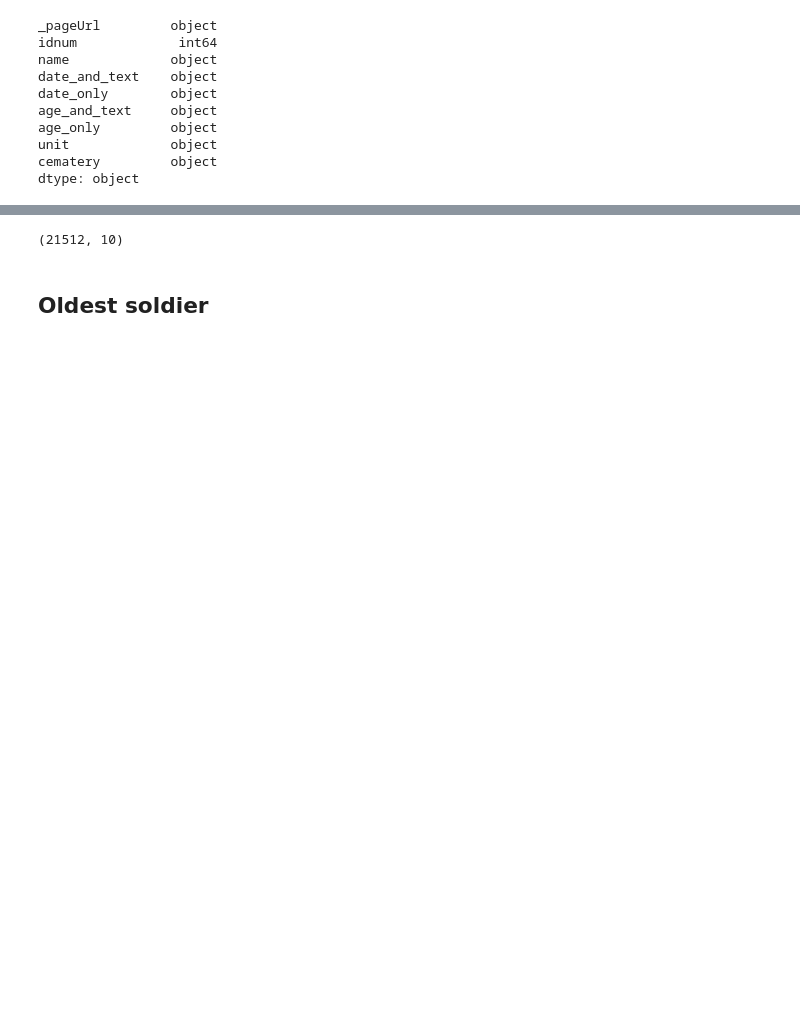
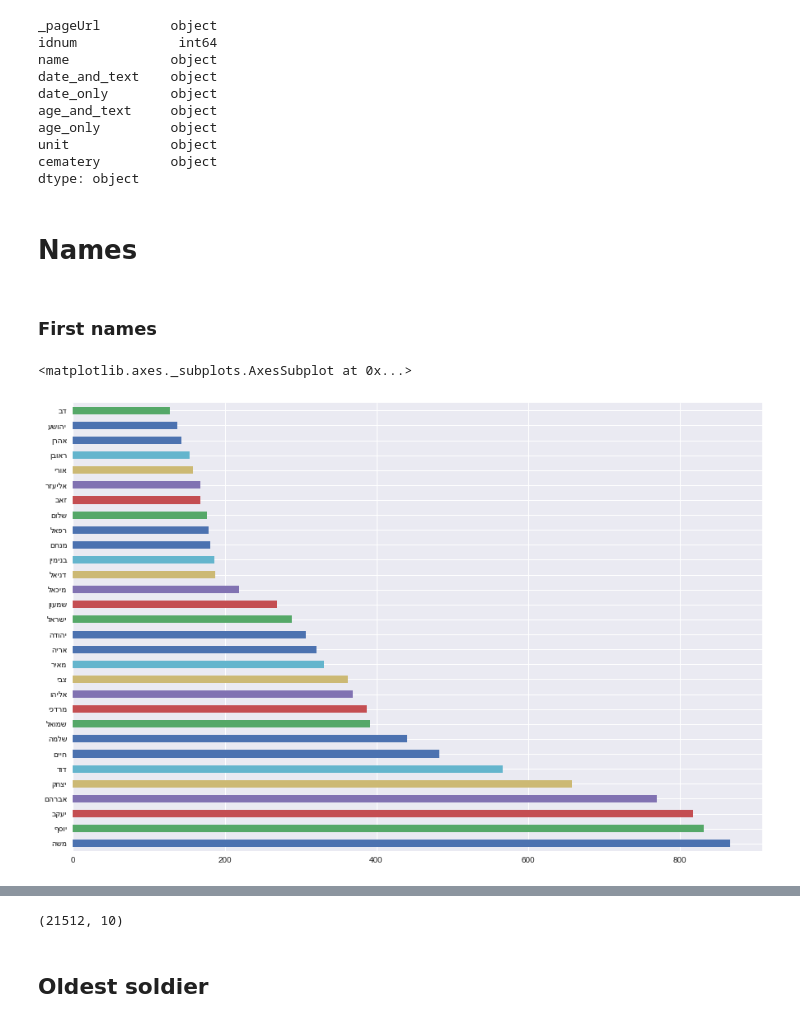
Before and after one commit to cyberjoac/yom_hazikaron_2018, a Jupyter notebook: Yom HaZikaron 2018 - Yizkor.ipynb, the cells around one changed output, grey strips where cells are left out. Drawn from its saved outputs; the diff is of its cells as text; code cells hidden in the pictures; blank space fills up the shorter version.

Commit message:
Added names

```diff
--- a/Yom HaZikaron 2018 - Yizkor.ipynb
+++ b/Yom HaZikaron 2018 - Yizkor.ipynb
@@ -40,3 +39,16 @@ age_only         object
 unit             object
 cematery         object
 dtype: object
+# %% [markdown]
+# Names
+# %% [markdown]
+### First names
+# %%
+plt.figure(figsize=(15,10))
+first_names = df['name'].apply(lambda name: name.split()[0])
+first_names = first_names.value_counts()[:30]
+first_names.index = first_names.index.map(lambda name: bidialg.get_display(name))
+first_names.plot(kind='barh')
+# %% [output]
+<matplotlib.axes._subplots.AxesSubplot at 0x...>
+[figure, added]
```
Also changed, not shown: parts of 8 cells of this notebook.
